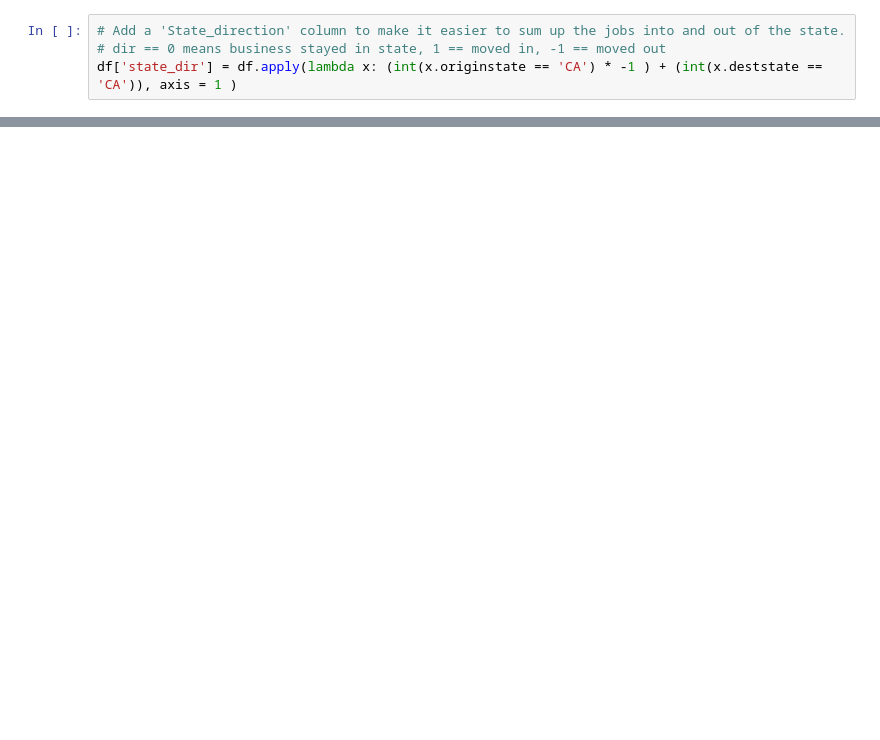
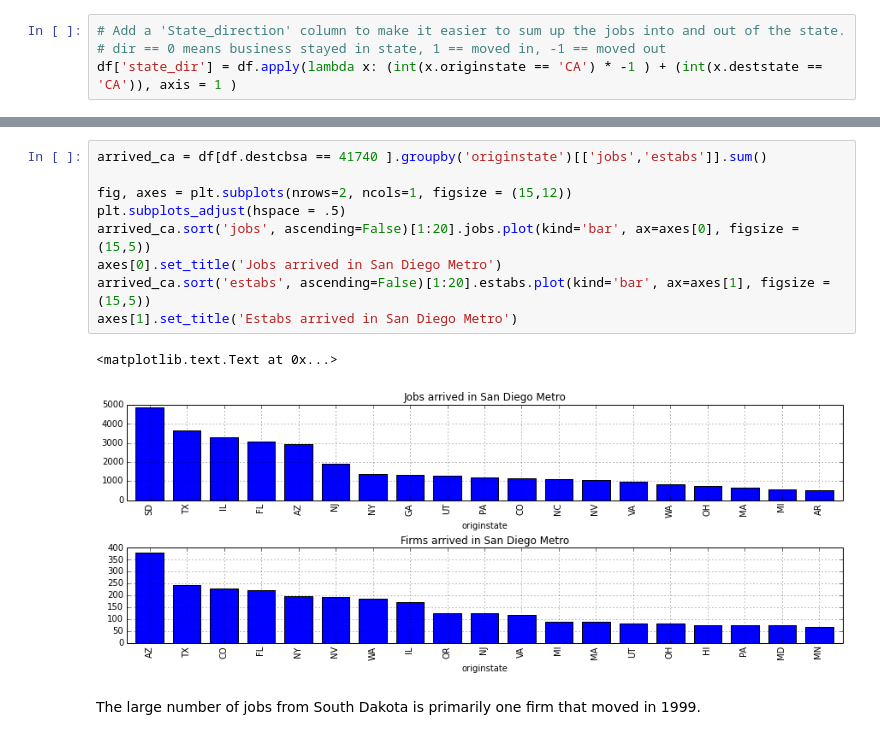
Before and after one commit to SDRDLAnalysts/pdp-data-projects, a Jupyter notebook: voiceofsandiego.org/business-migrations/analysts/ericbusboom.ipynb, the cells around one changed output, grey strips where cells are left out. Cells and saved outputs as stored; diff of their text form; blank space fills up the shorter version.

```diff
--- a/voiceofsandiego.org/business-migrations/analysts/ericbusboom.ipynb
+++ b/voiceofsandiego.org/business-migrations/analysts/ericbusboom.ipynb
@@ -189,0 +63,14 @@ estab_sums.plot()
+# %%
+arrived_ca = df[df.destcbsa == 41740 ].groupby('originstate')[['jobs','estabs']].sum()
+
+fig, axes = plt.subplots(nrows=2, ncols=1, figsize = (15,12))
+plt.subplots_adjust(hspace = .5)
+arrived_ca.sort('jobs', ascending=False)[1:20].jobs.plot(kind='bar', ax=axes[0], figsize = (15,5))
+axes[0].set_title('Jobs arrived in San Diego Metro')
+arrived_ca.sort('estabs', ascending=False)[1:20].estabs.plot(kind='bar', ax=axes[1], figsize = (15,5))
+axes[1].set_title('Estabs arrived in San Diego Metro')
+# %% [output]
+<matplotlib.text.Text at 0x...>
+[figure, added]
+# %% [markdown]
+The large number of jobs from South Dakota is primarily one firm that moved in 1999.
```
Also changed, not shown: parts of 34 cells of this notebook, 1 other file.
